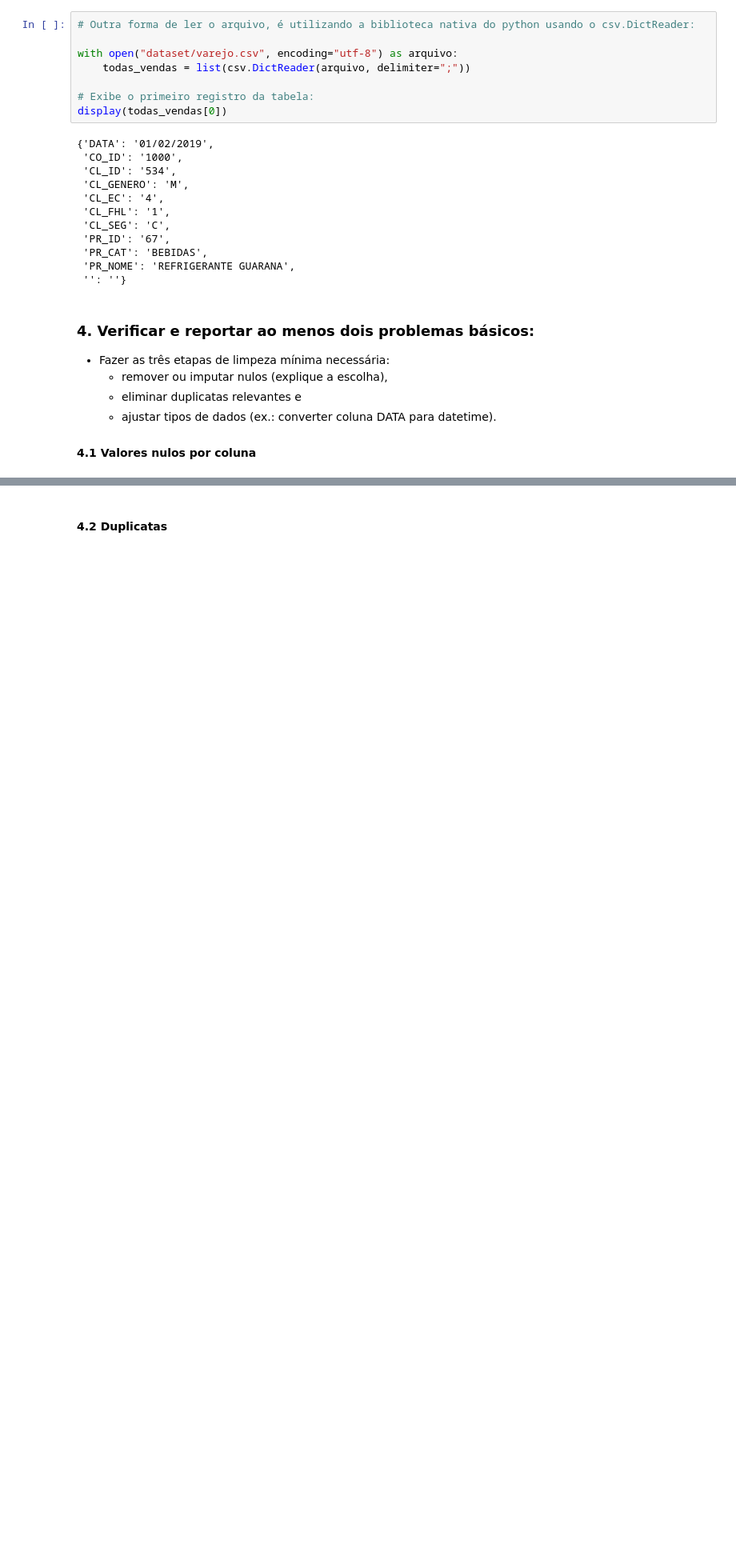
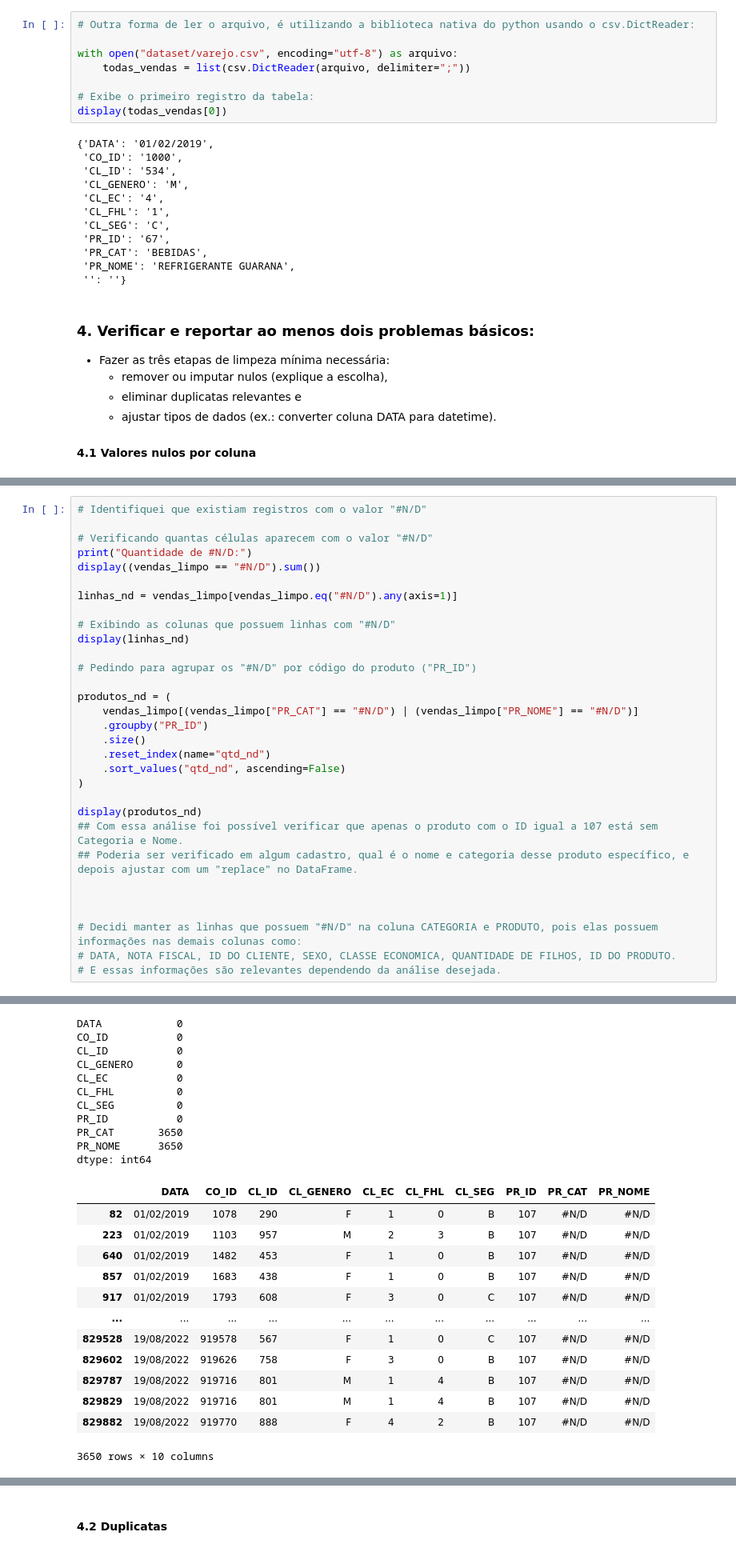
Before and after one commit to laisalegri/miniprojeto, a Jupyter notebook: miniprojeto_lais.ipynb, the cells around one changed output, grey strips where cells are left out. Shown at 80% size. Drawn from its saved outputs; the diff is of its cells as text; blank space fills up the shorter version.

```diff
--- a/miniprojeto_lais.ipynb
+++ b/miniprojeto_lais.ipynb
@@ -181,3 +184,35 @@ PR_NOME      0
 dtype: int64
 Quantidade de linhas e colunas depois da limpeza das colunas vazias: (830000, 10)
 O DataFrame não possui valores ausentes.
+# %%
+# Identifiquei que existiam registros com o valor "#N/D"
+
+# Verificando quantas células aparecem com o valor "#N/D"
+print("Quantidade de #N/D:")
+display((vendas_limpo == "#N/D").sum())
+
+linhas_nd = vendas_limpo[vendas_limpo.eq("#N/D").any(axis=1)]
+
+# Exibindo as colunas que possuem linhas com "#N/D"
+display(linhas_nd)
+
+# Pedindo para agrupar os "#N/D" por código do produto ("PR_ID")
+
+produtos_nd = (
+    vendas_limpo[(vendas_limpo["PR_CAT"] == "#N/D") | (vendas_limpo["PR_NOME"] == "#N/D")]
+    .groupby("PR_ID")
+    .size()
+    .reset_index(name="qtd_nd")
+    .sort_values("qtd_nd", ascending=False)
+)
+
+display(produtos_nd)
+## Com essa análise foi possível verificar que apenas o produto com o ID igual a 107 está sem Categoria e Nome.
+## Poderia ser verificado em algum cadastro, qual é o nome e categoria desse produto específico, e depois ajustar com um "replace" no DataFrame.
+
+
+
+# Decidi manter as linhas que possuem "#N/D" na coluna CATEGORIA e PRODUTO, pois elas possuem informações nas demais colunas como:
+# DATA, NOTA FISCAL, ID DO CLIENTE, SEXO, CLASSE ECONOMICA, QUANTIDADE DE FILHOS, ID DO PRODUTO.
+# E essas informações são relevantes dependendo da análise desejada.
+# %% [output]
@@ -183,0 +220,24 @@ O DataFrame não possui valores ausentes.
+DATA            0
+CO_ID           0
+CL_ID           0
+CL_GENERO       0
+CL_EC           0
+CL_FHL          0
+CL_SEG          0
+PR_ID           0
+PR_CAT       3650
+PR_NOME      3650
+dtype: int64
+|  | DATA | CO_ID | CL_ID | CL_GENERO | CL_EC | CL_FHL | CL_SEG | PR_ID | PR_CAT | PR_NOME |
+| 82 | 01/02/2019 | 1078 | 290 | F | 1 | 0 | B | 107 | #N/D | #N/D |
+| 223 | 01/02/2019 | 1103 | 957 | M | 2 | 3 | B | 107 | #N/D | #N/D |
+| 640 | 01/02/2019 | 1482 | 453 | F | 1 | 0 | B | 107 | #N/D | #N/D |
+| 857 | 01/02/2019 | 1683 | 438 | F | 1 | 0 | B | 107 | #N/D | #N/D |
+| 917 | 01/02/2019 | 1793 | 608 | F | 3 | 0 | C | 107 | #N/D | #N/D |
+| ... | ... | ... | ... | ... | ... | ... | ... | ... | ... | ... |
+| 829528 | 19/08/2022 | 919578 | 567 | F | 1 | 0 | C | 107 | #N/D | #N/D |
+| 829602 | 19/08/2022 | 919626 | 758 | F | 3 | 0 | B | 107 | #N/D | #N/D |
+| 829787 | 19/08/2022 | 919716 | 801 | M | 1 | 4 | B | 107 | #N/D | #N/D |
+| 829829 | 19/08/2022 | 919716 | 801 | M | 1 | 4 | B | 107 | #N/D | #N/D |
+| 829882 | 19/08/2022 | 919770 | 888 | F | 4 | 2 | B | 107 | #N/D | #N/D |
+3650 rows × 10 columns
```
Also changed, not shown: parts of 14 cells of this notebook, 2 other files.
